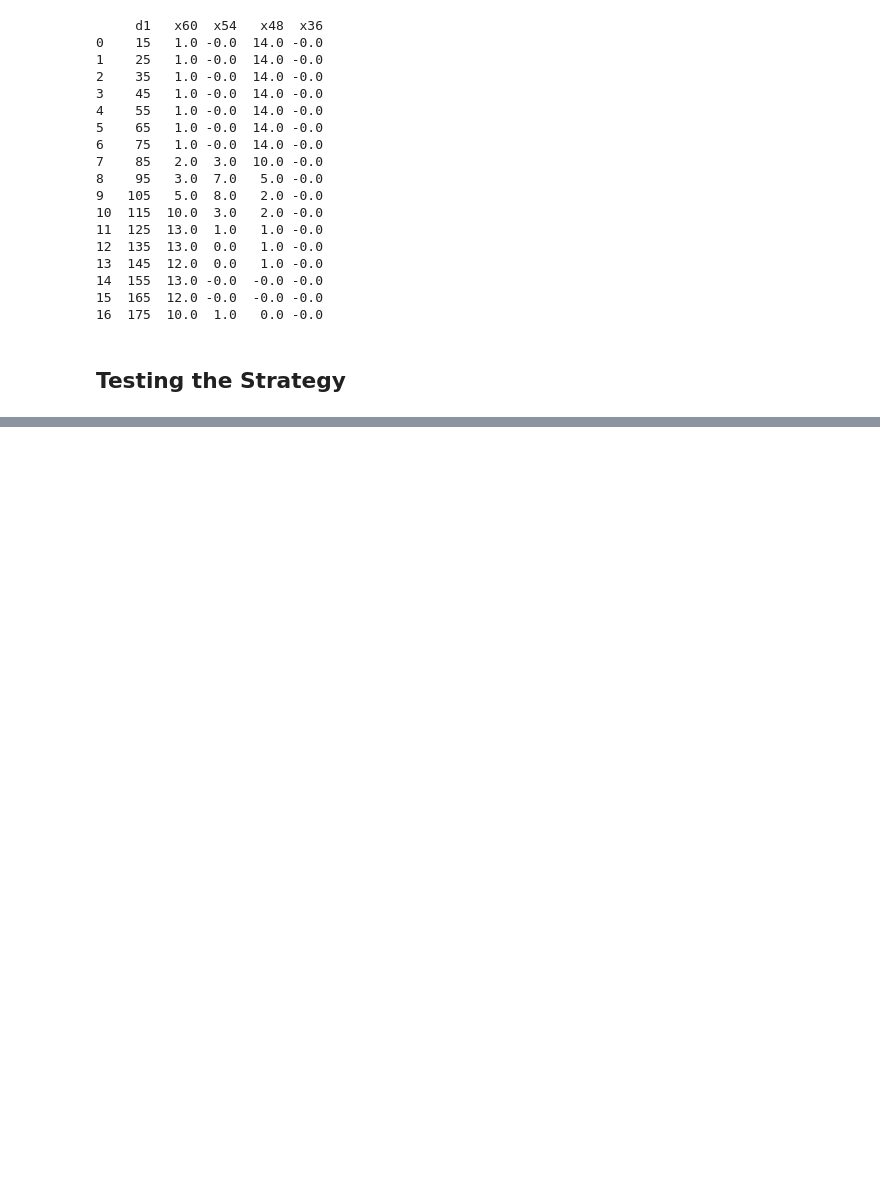
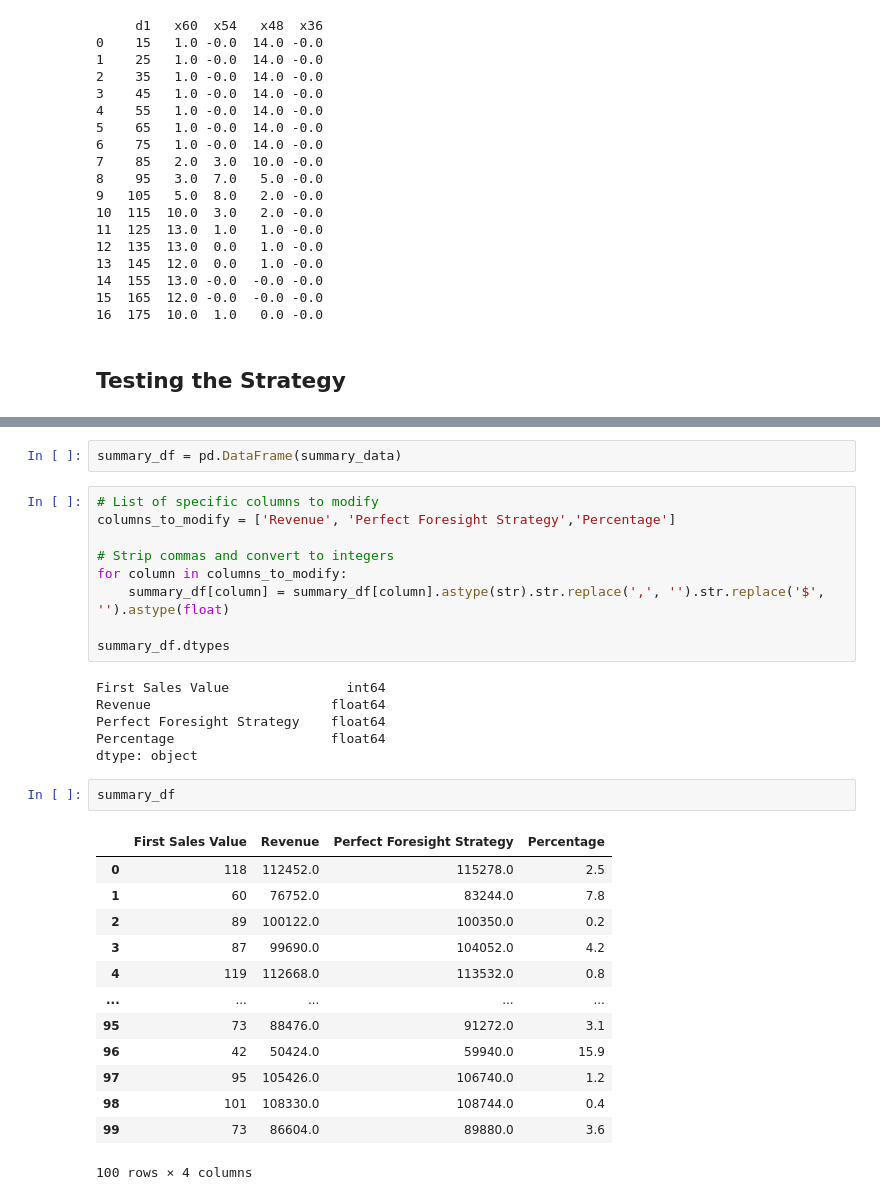
Before and after one commit to SheidaMajidi/retailer_game, a Jupyter notebook: model/Optimization Model.ipynb, the cells around one changed output, grey strips where cells are left out. Saved outputs shown, nothing was run; the diff lists cells and outputs as text; blank space fills up the shorter version.

```diff
--- a/model/Optimization Model.ipynb
+++ b/model/Optimization Model.ipynb
@@ -668,0 +409,33 @@ Standard Deviation of % diff: 886.310243456286
+# %%
+summary_df = pd.DataFrame(summary_data)
+# %%
+# List of specific columns to modify
+columns_to_modify = ['Revenue', 'Perfect Foresight Strategy','Percentage']
+
+# Strip commas and convert to integers
+for column in columns_to_modify:
+    summary_df[column] = summary_df[column].astype(str).str.replace(',', '').str.replace('$', '').astype(float)
+
+summary_df.dtypes
+# %% [output]
+First Sales Value               int64
+Revenue                       float64
+Perfect Foresight Strategy    float64
+Percentage                    float64
+dtype: object
+# %%
+summary_df
+# %% [output]
+|  | First Sales Value | Revenue | Perfect Foresight Strategy | Percentage |
+| 0 | 118 | 112452.0 | 115278.0 | 2.5 |
+| 1 | 60 | 76752.0 | 83244.0 | 7.8 |
+| 2 | 89 | 100122.0 | 100350.0 | 0.2 |
+| 3 | 87 | 99690.0 | 104052.0 | 4.2 |
+| 4 | 119 | 112668.0 | 113532.0 | 0.8 |
+| ... | ... | ... | ... | ... |
+| 95 | 73 | 88476.0 | 91272.0 | 3.1 |
+| 96 | 42 | 50424.0 | 59940.0 | 15.9 |
+| 97 | 95 | 105426.0 | 106740.0 | 1.2 |
+| 98 | 101 | 108330.0 | 108744.0 | 0.4 |
+| 99 | 73 | 86604.0 | 89880.0 | 3.6 |
+100 rows × 4 columns
```
Also changed, not shown: parts of 11 cells of this notebook, 1 other file.
